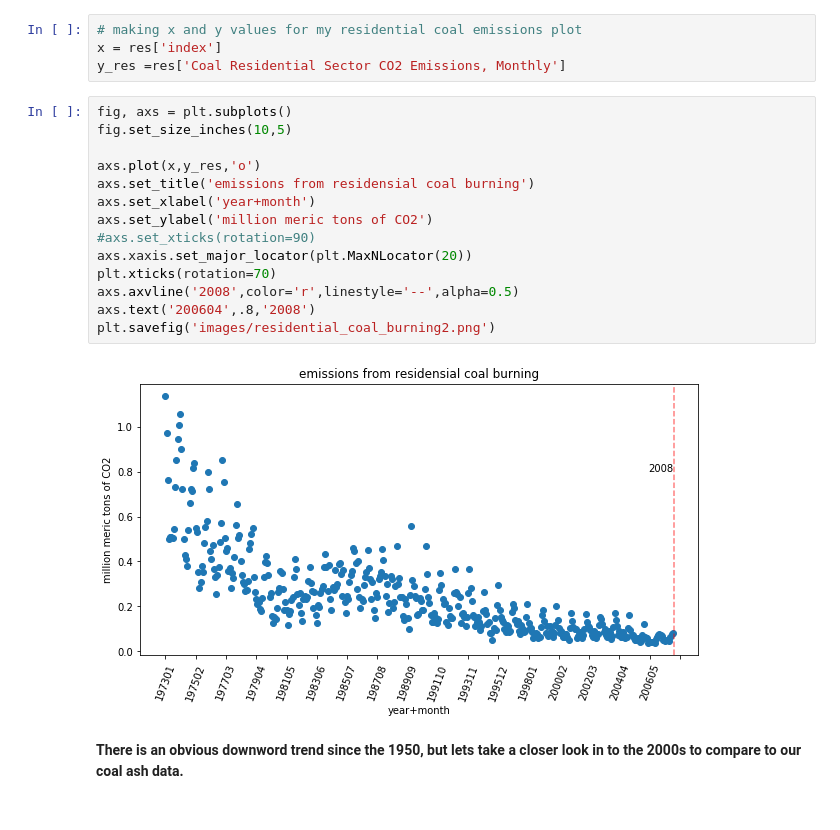
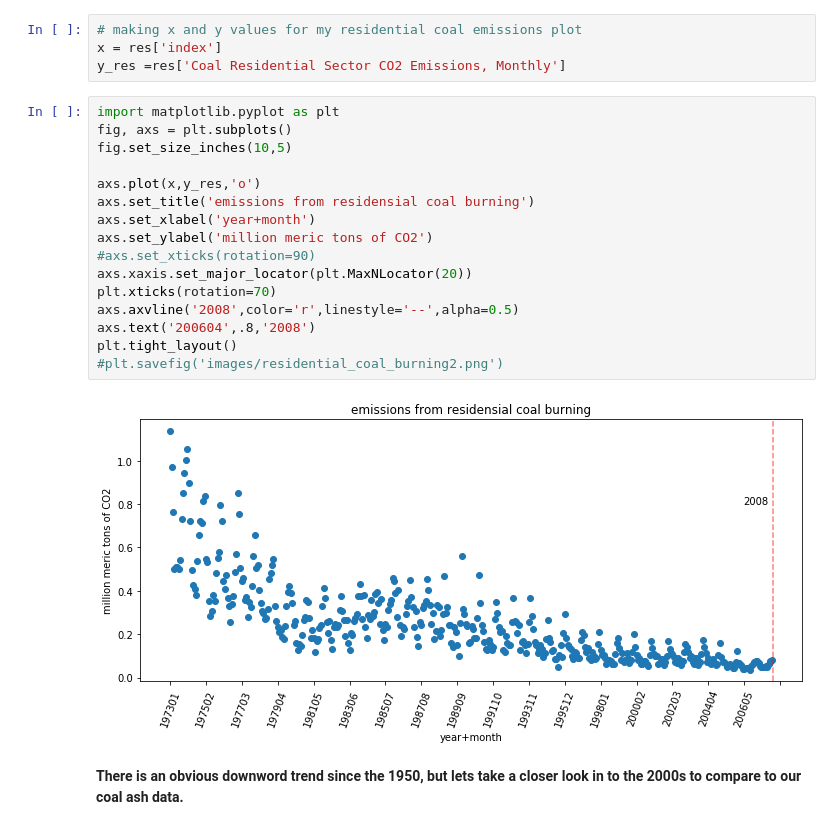
Before and after one commit to Iguanacolossus/energy-statistics, a Jupyter notebook: exploration.ipynb, the cells around one changed output. Cells and saved outputs as stored; diff of their text form.

```diff
--- a/exploration.ipynb
+++ b/exploration.ipynb
@@ -523,21 +526,23 @@ res
 x = res['index']
 y_res =res['Coal Residential Sector CO2 Emissions, Monthly']
 # %%
+import matplotlib.pyplot as plt
 fig, axs = plt.subplots()
 fig.set_size_inches(10,5)
 
 axs.plot(x,y_res,'o')
 axs.set_title('emissions from residensial coal burning')
 axs.set_xlabel('year+month')
 axs.set_ylabel('million meric tons of CO2')
 #axs.set_xticks(rotation=90)
 axs.xaxis.set_major_locator(plt.MaxNLocator(20))
 plt.xticks(rotation=70)
 axs.axvline('2008',color='r',linestyle='--',alpha=0.5)
 axs.text('200604',.8,'2008')
-plt.savefig('images/residential_coal_burning2.png')
+plt.tight_layout()
+#plt.savefig('images/residential_coal_burning2.png')
 # %% [output]
-[figure, old version]
+[figure, new version]
 # %% [markdown]
 **There is an obvious downword trend since the 1950, but lets take a closer look in to the 2000s to compare to our coal ash data.**
 # %%
```
Also changed, not shown: parts of 33 cells of this notebook, 7 other files.
